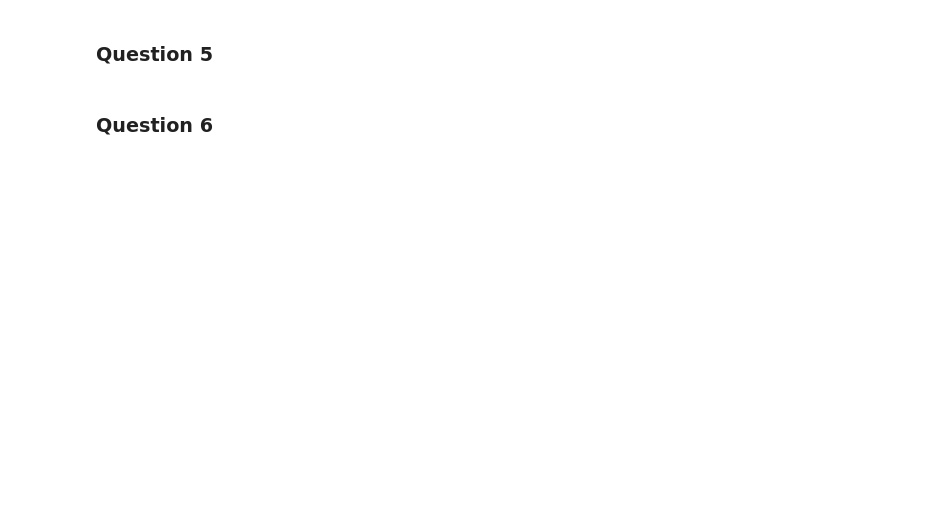
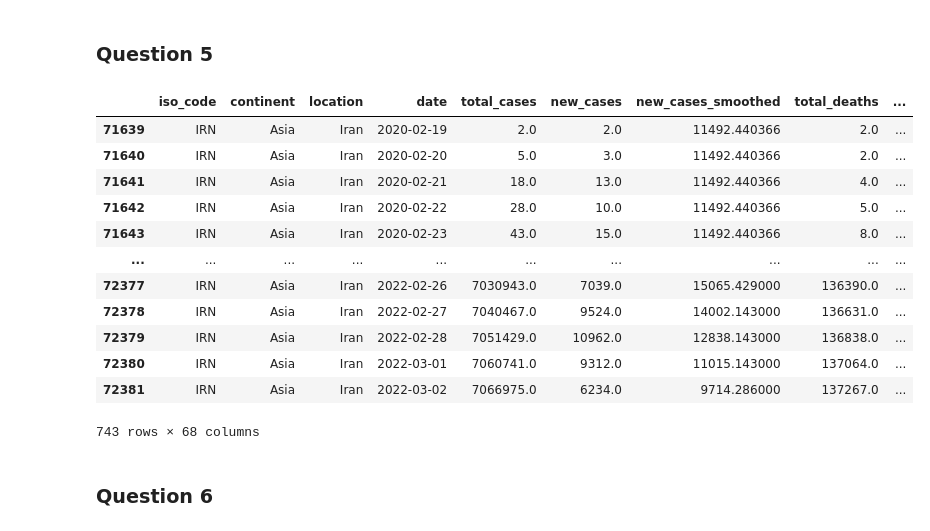
Before and after one commit to mohammadsaadati80/Data-Mining-COVID-19-Analysis, a Jupyter notebook: DM_CA1.ipynb, the cells around one changed output. Saved outputs shown, nothing was run; the diff lists cells and outputs as text; code cells hidden in the pictures; blank space fills up the shorter version.

```diff
--- a/DM_CA1.ipynb
+++ b/DM_CA1.ipynb
@@ -43,7 +43,7 @@ df
 In this part first we use two Pandas function (isna and sum) to count number of missing values at each column.
 # %%
 df.info()
-# pd.set_option('display.max_rows',None)
+pd.set_option('display.max_rows',None)
 df.isna().sum()
 # %% [output]
 <class 'pandas.core.frame.DataFrame'>
@@ -83,15 +88,19 @@ unique_continent = df['continent'].unique()
 for column in df:
     if df[column].isna().sum() > 0:
         if df[column].dtypes != object:
-            df[column].fillna(df[column].mode()[0], inplace=True)
+            if df[column].isna().sum() / df.shape[0] > 0.85:
+                df[column].fillna(-np.inf, inplace=True)
+            else:
+                df[column].fillna(df[column].mean(), inplace=True)
         elif column == "continent":
             df['continent'] = df.apply(lambda row: row['location'] if (pd.isna(row['continent']) and (row['location'] in unique_continent))
                                        else ('Undefined' if pd.isna(row['continent']) else row['continent']) , axis=1)
         elif column == "tests_units":
-            df['tests_units'] = df.apply( lambda row : df['tests_units'].mode()[0] if (df[df['location'] == row['location']]['tests_units'].isnull().values.all())
-                                        else (df[df['location'] == row['location']]['tests_units'].mode()[0] if pd.isna(row['tests_units'])
-                                        else row['tests_units']), axis = 1)
+            df['tests_units'].fillna(df['tests_units'].mode()[0], inplace=True)
+#             df['tests_units'] = df.apply( lambda row : df['tests_units'].mode()[0] if (df[df['location'] == row['location']]['tests_units'].isnull().values.all())
+#                                         else (df[df['location'] == row['location']]['tests_units'].mode()[0] if pd.isna(row['tests_units'])
+#                                         else row['tests_units']), axis = 1)
 
-df.to_csv("df_p1_q1.csv")
+#df.to_csv("df_p1_q1.csv")
 df.isna().sum()
 # %% [output]
@@ -117,15 +166,15 @@ def convert_gregorian_date_to_shamsi_date(gregorian_date):
     y, m , d = gregorian_date.split("-")
     return str(jdatetime.date.fromgregorian(day=int(d),month=int(m),year=int(y)))
 
-df_p1_q3 = df.copy()
-df_p1_q3['shamsi_date'] = df_p1_q3['date']
+#df_p1_q3 = df.copy()
+df['shamsi_date'] = df['date']
 
-for index, row in df_p1_q3.iterrows():
+for index, row in df.iterrows():
     shamsi_date = convert_gregorian_date_to_shamsi_date(row['shamsi_date'])
-    df_p1_q3.at[index,'shamsi_date'] = shamsi_date
+    df.at[index,'shamsi_date'] = shamsi_date
 
-df_p1_q3.to_csv("df_p1_q3.csv")
-df_p1_q3
+#df.to_csv("df_p1_q3.csv")
+df
 # %% [output]
 |  | iso_code | continent | location | date | total_cases | new_cases | new_cases_smoothed | total_deaths | ... |
 | 0 | AFG | Asia | Afghanistan | 2020-02-24 | 5.0 | 5.0 | 11492.440366 | 57400.29315 | ... |
@@ -146,4 +211,22 @@ Redundant attributes may be able to be detected by correlation analysis and cova
 # %% [markdown]
 ### Question 5
+# %%
+df_iran = df[df["iso_code"] == "IRN"]
+# df_p1_q5 = df.iloc[71641:72384]
+df_iran
+# %% [output]
+|  | iso_code | continent | location | date | total_cases | new_cases | new_cases_smoothed | total_deaths | ... |
+| 71639 | IRN | Asia | Iran | 2020-02-19 | 2.0 | 2.0 | 11492.440366 | 2.0 | ... |
+| 71640 | IRN | Asia | Iran | 2020-02-20 | 5.0 | 3.0 | 11492.440366 | 2.0 | ... |
+| 71641 | IRN | Asia | Iran | 2020-02-21 | 18.0 | 13.0 | 11492.440366 | 4.0 | ... |
+| 71642 | IRN | Asia | Iran | 2020-02-22 | 28.0 | 10.0 | 11492.440366 | 5.0 | ... |
+| 71643 | IRN | Asia | Iran | 2020-02-23 | 43.0 | 15.0 | 11492.440366 | 8.0 | ... |
+| ... | ... | ... | ... | ... | ... | ... | ... | ... | ... |
+| 72377 | IRN | Asia | Iran | 2022-02-26 | 7030943.0 | 7039.0 | 15065.429000 | 136390.0 | ... |
+| 72378 | IRN | Asia | Iran | 2022-02-27 | 7040467.0 | 9524.0 | 14002.143000 | 136631.0 | ... |
+| 72379 | IRN | Asia | Iran | 2022-02-28 | 7051429.0 | 10962.0 | 12838.143000 | 136838.0 | ... |
+| 72380 | IRN | Asia | Iran | 2022-03-01 | 7060741.0 | 9312.0 | 11015.143000 | 137064.0 | ... |
+| 72381 | IRN | Asia | Iran | 2022-03-02 | 7066975.0 | 6234.0 | 9714.286000 | 137267.0 | ... |
+743 rows × 68 columns
 # %% [markdown]
 ### Question 6
```
Also changed, not shown: parts of 6 cells of this notebook.
